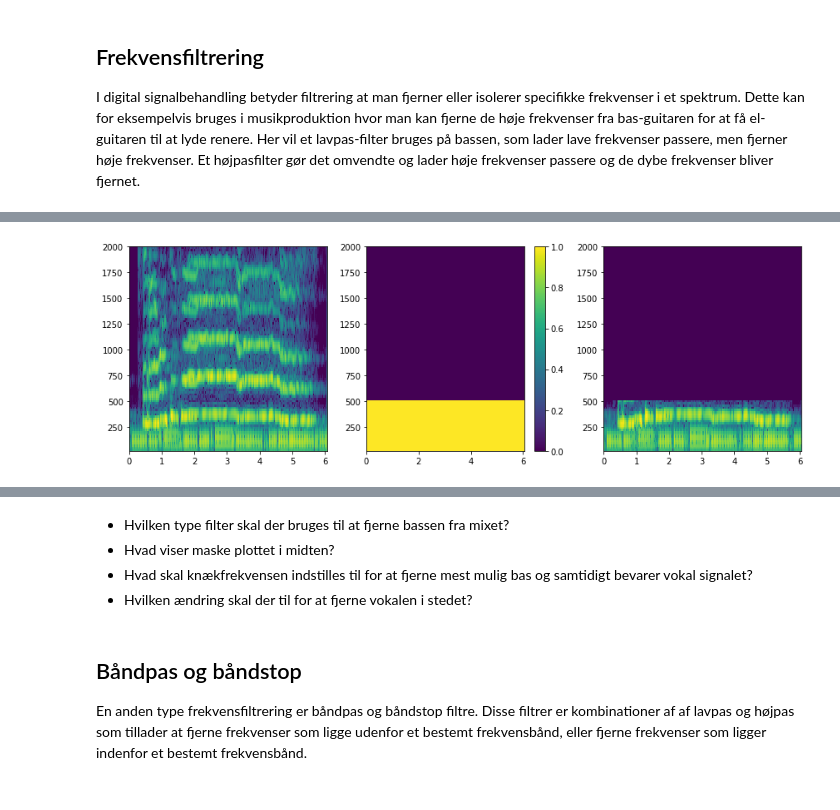
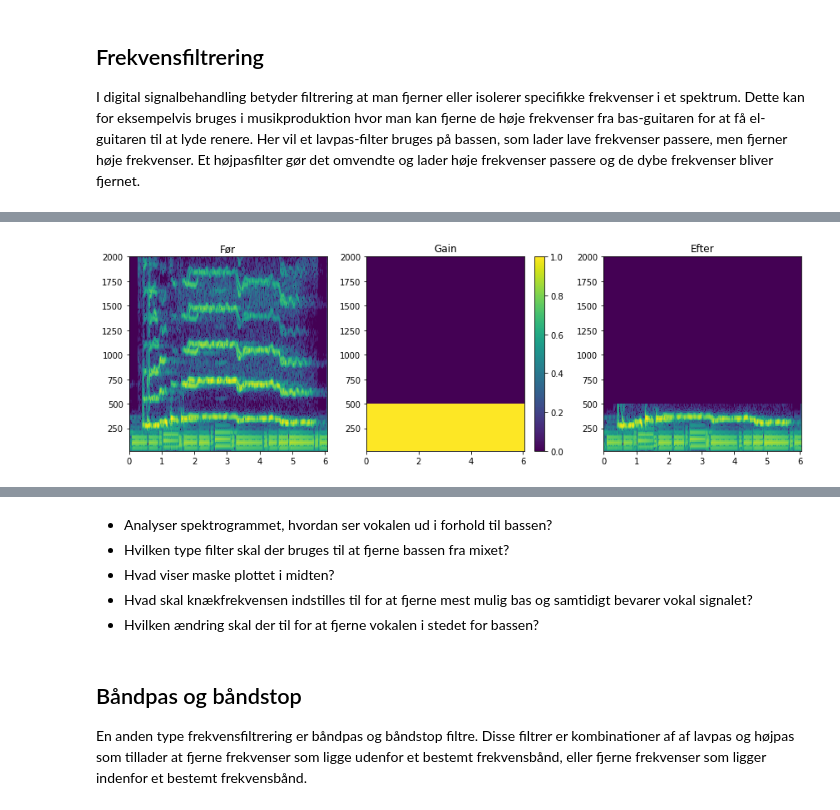
Before and after one commit to niels-overby/SRP-noisereduction, a Jupyter notebook: SRP_Filtering.ipynb, the cells around one changed output, grey strips where cells are left out. Cells and saved outputs as stored; diff of their text form; code cells hidden in the pictures.

```diff
--- a/SRP_Filtering.ipynb
+++ b/SRP_Filtering.ipynb
@@ -55,27 +55,25 @@ I digital signalbehandling betyder filtrering at man fjerner eller isolerer spec
 Et højpasfilter gør det omvendte og lader høje frekvenser passere og de dybe frekvenser bliver fjernet.
 # %%
 #@title 1. Scenario {run: "auto"}
-#@markdown Du er i gang med at producerer et nummer til dit nye album, og
+#@markdown Du er i gang med at producere et nummer til dit nye album, og
 #@markdown bassisten bliver ved med at spille mens du er i gang med at optage
-#@markdown vokalen. Brug filtrering til at fjerne bassen i mixet.
+#@markdown vokalen. Brug frekvensfiltrering til at fjerne bassen i mixet.
 
 audioDir = '/content/SRP2021/Audio/'
+x1, fs = utils.getAudio(audioDir+"song_bass_bad_mix.wav")
+fs = fs*2
+x1 = processing.normalize().transform(x1)
 
-
-x, fs = utils.getAudio(audioDir+"song_bass_bad_mix.wav")
-fs = fs*2
-x = processing.normalize().transform(x)
-
-display(utils.play(x,fs))
+display(utils.play(x1,fs))
 # %% [output]
 [interactive output not drawn]
 # %%
 #@title processing: {run: "auto"}
-stft = spectrum.STFT(fs=fs,nperseg=2048,nfft=2)
-X = stft.transform(x)
+stft = spectrum.STFT(fs=fs,nperseg=4096,nfft=2)
+X = stft.transform(x1)
 
 ftype = 'lowpass' #@param ['lowpass','highpass']
-fcutoff = 507 #@param {type:"slider", min:0, max:1500, step:1}
+fcutoff = 500 #@param {type:"slider", min:0, max:1500, step:1}
 
 mask = np.ones_like(X)
 f_idx = np.argmin(stft.f < int(fcutoff))
@@ -83,40 +81,45 @@ f_idx = np.argmin(stft.f < int(fcutoff))
 if ftype == 'highpass':
   mask[:,0:f_idx,:] = 0
 elif ftype == 'lowpass':
   mask[:,f_idx::,:] = 0
 
 Y = mask * X
 
 plt.figure(figsize=(12,4))
 plt.subplot(131)
 plt.pcolormesh(stft.t,stft.f,20*np.log10(np.abs(X[0])),vmin=0,vmax=65)
 plt.ylim([20,2000])
+plt.title("Før")
 
 plt.subplot(132)
 plt.pcolormesh(stft.t,stft.f,np.real(mask[0]))
 plt.ylim([20,2000])
 plt.colorbar()
+plt.title("Gain")
 
 
 plt.subplot(133)
 plt.pcolormesh(stft.t,stft.f,20*np.log10(np.abs(Y[0]+1e-99)),vmin=0,vmax=65)
 plt.ylim([20,2000])
+plt.title("Efter")
 
 plt.tight_layout()
 plt.show()
 
 Enable_audio = True #@param {type:"boolean"}
 if Enable_audio:
   y = stft.transform(Y,inv=True)
   display(utils.play(y,fs))
 # %% [output]
-[figure, old version]
+[figure, new version]
 [interactive output not drawn]
 # %% [markdown]
+
+* Analyser spektrogrammet, hvordan ser vokalen ud i forhold til bassen?
 * Hvilken type filter skal der bruges til at fjerne bassen fra mixet?
 * Hvad viser maske plottet i midten?
 * Hvad skal knækfrekvensen indstilles til for at fjerne mest mulig bas og samtidigt bevarer vokal signalet?
-* Hvilken ændring skal der til for at fjerne vokalen i stedet?
+* Hvilken ændring skal der til for at fjerne vokalen i stedet for bassen?
 # %% [markdown]
 ## Båndpas og båndstop
 
```
Also changed, not shown: parts of 3 cells of this notebook.
